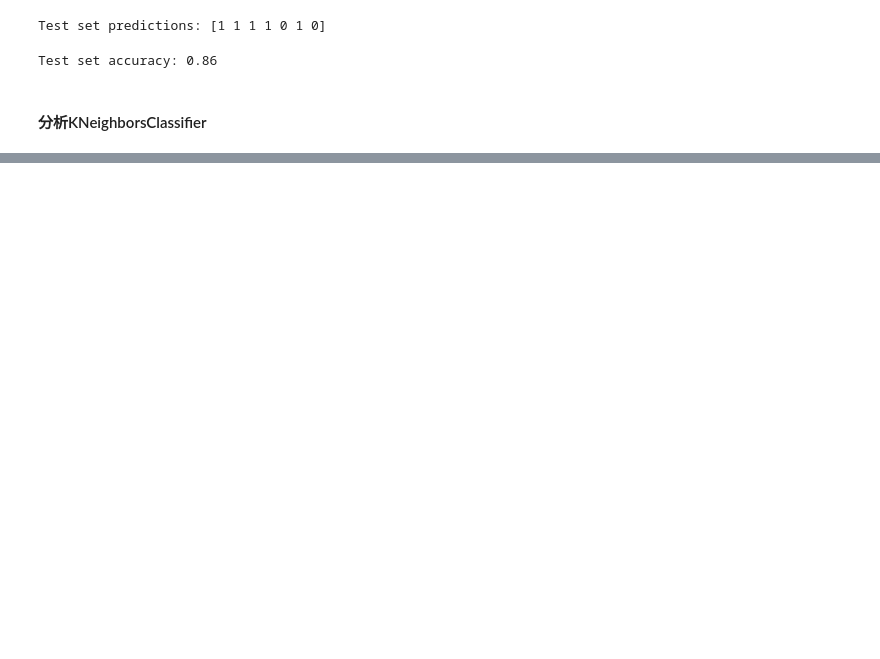
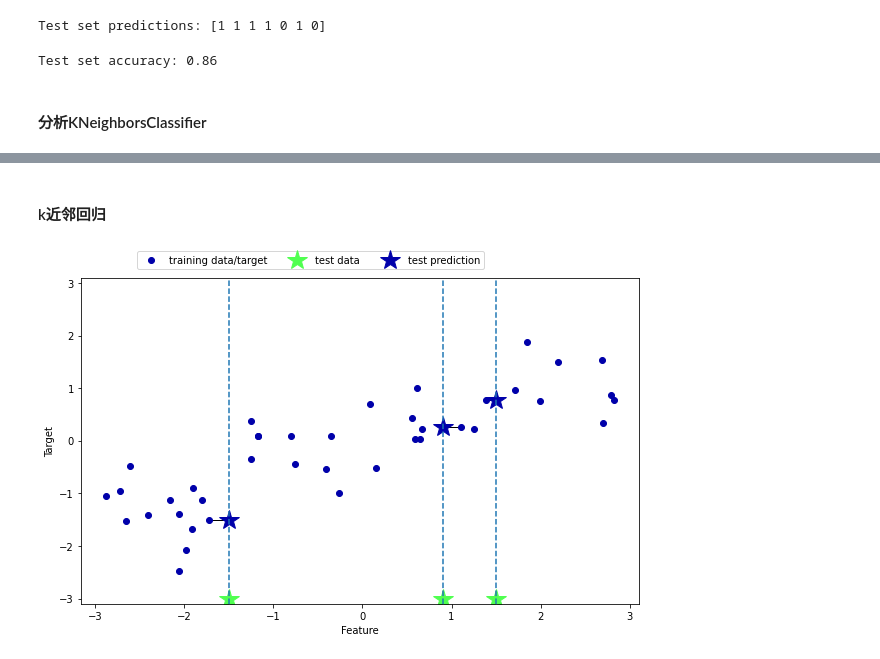
Before and after one commit to JPL-JUNO/Introduction-to-Machine-Learning-with-Python, a Jupyter notebook: Codes/Ch2.ipynb, the cells around one changed output, grey strips where cells are left out. Drawn from its saved outputs; the diff is of its cells as text; code cells hidden in the pictures; blank space fills up the shorter version.

```diff
--- a/Codes/Ch2.ipynb
+++ b/Codes/Ch2.ipynb
@@ -213,0 +195,6 @@ plt.show()
+# %% [markdown]
+#### k近邻回归
+# %%
+mglearn.plots.plot_knn_regression(n_neighbors=1)
+# %% [output]
+[figure, added]
```
Also changed, not shown: parts of 28 cells of this notebook, 8 other files.
